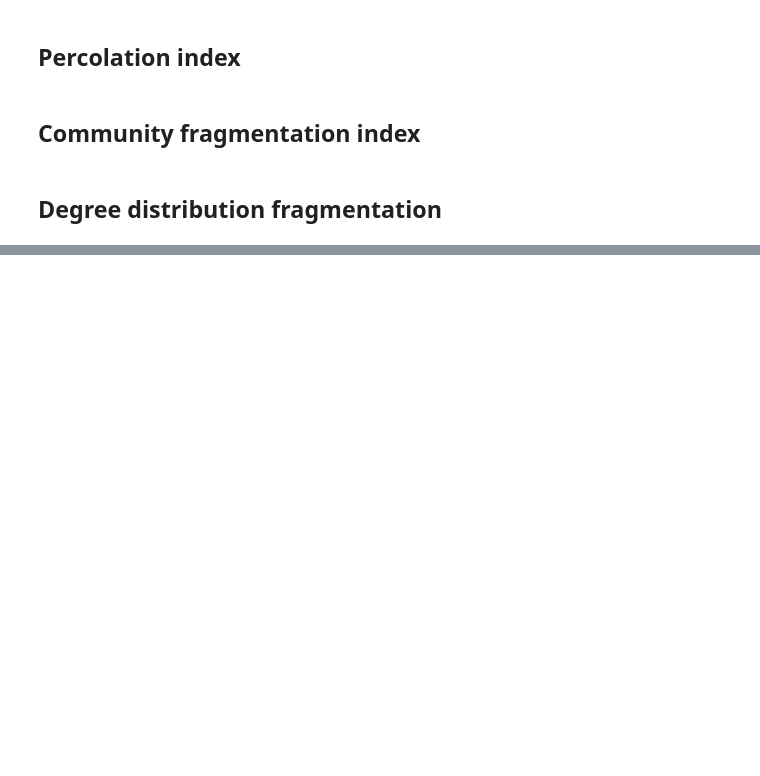
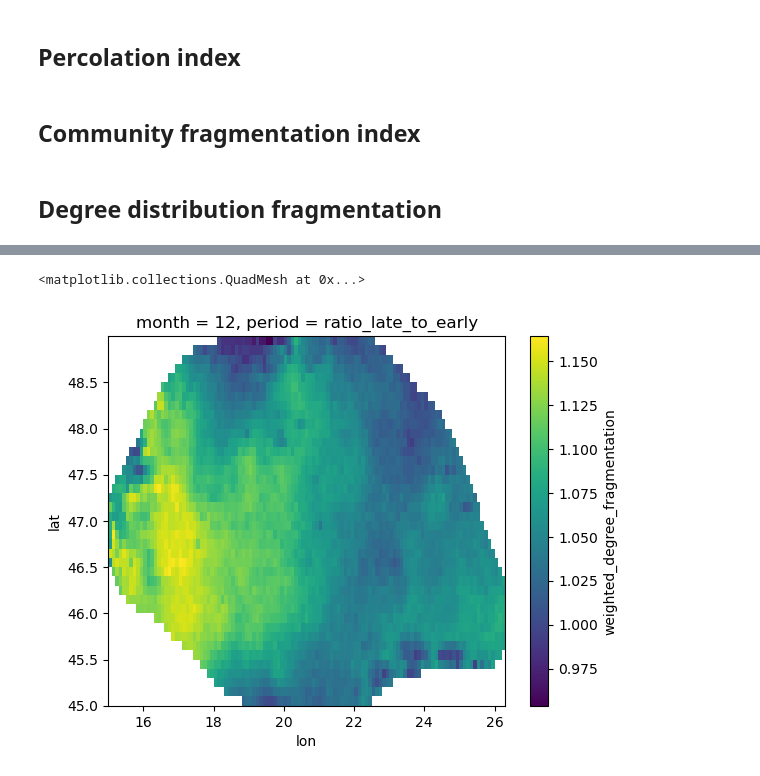
Before and after one commit to Saska1618/TimeBasedClimateNetworks, a Jupyter notebook: networks/pipeline/create_networks_calculate_indexes.ipynb, the cells around one changed output, grey strips where cells are left out. Saved outputs shown, nothing was run; the diff lists cells and outputs as text; code cells hidden in the pictures; blank space fills up the shorter version.

```diff
--- a/networks/pipeline/create_networks_calculate_indexes.ipynb
+++ b/networks/pipeline/create_networks_calculate_indexes.ipynb
@@ -1017,0 +1049,5 @@ Attributes:
+# %%
+ds['weighted_degree_fragmentation'].sel(month=12, period='ratio_late_to_early').plot()
+# %% [output]
+<matplotlib.collections.QuadMesh at 0x...>
+[figure, added]
```
Also changed, not shown: parts of 10 cells of this notebook, 10 other files.
